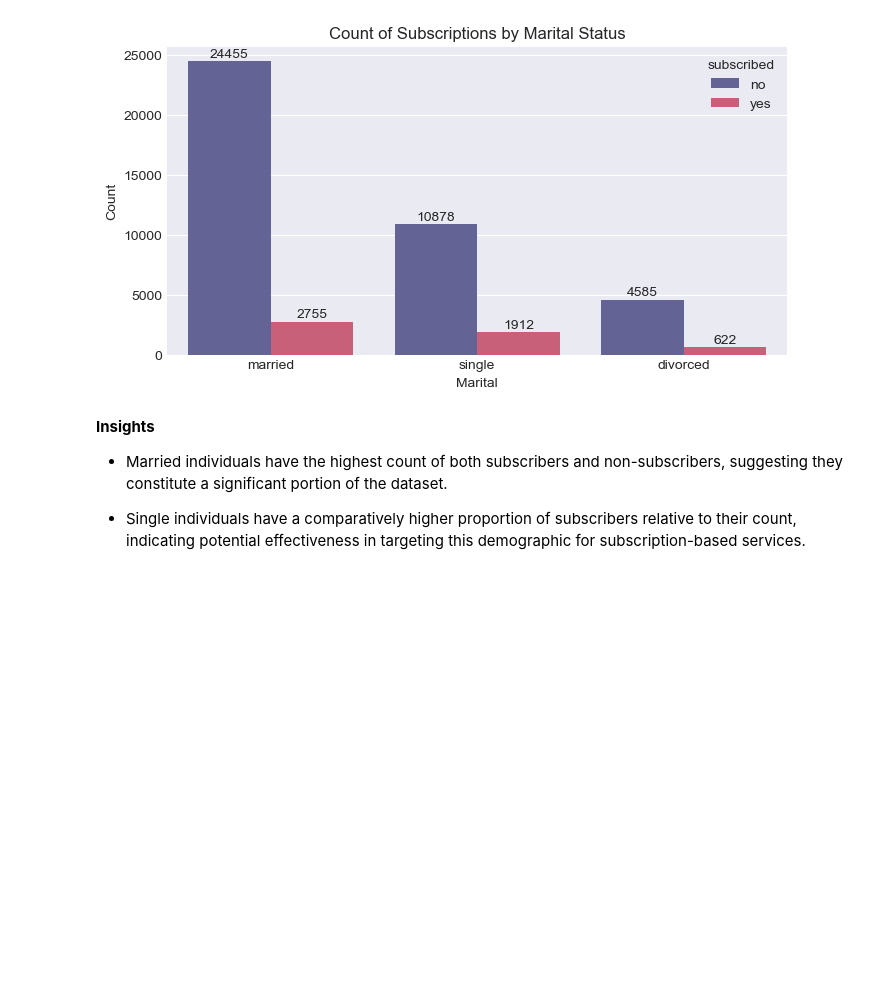
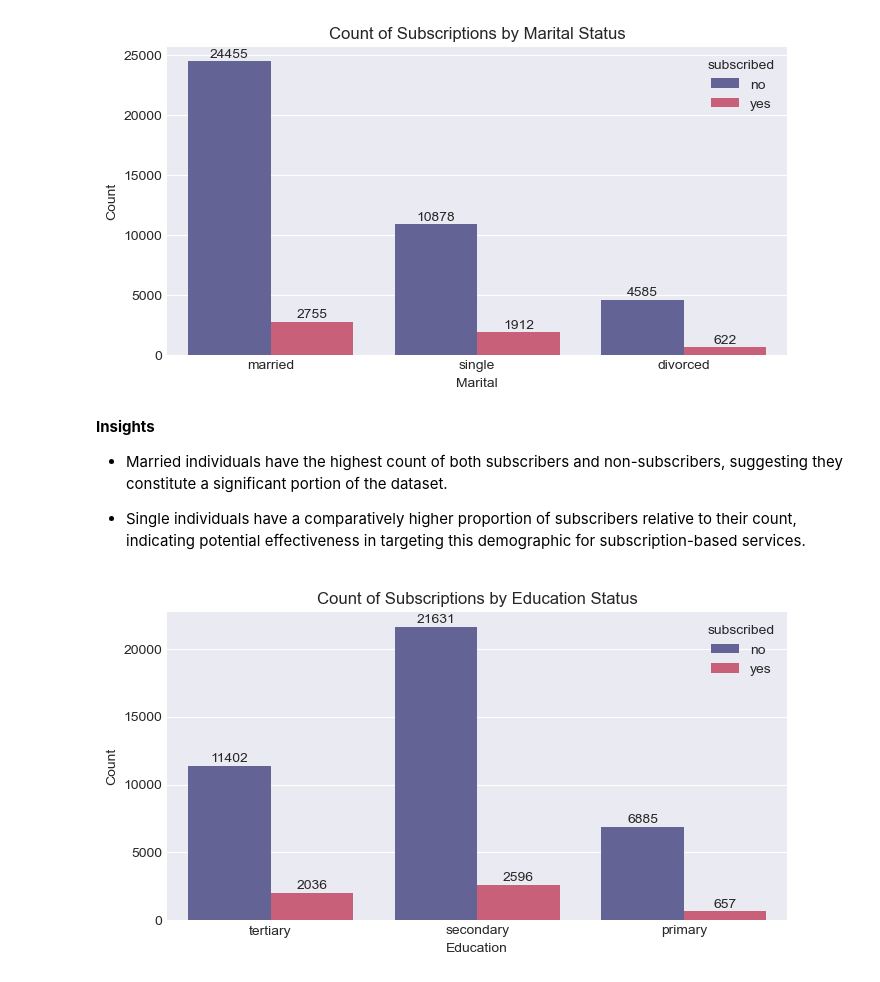
Before and after one commit to Maullin1996/python_data_cience, a Jupyter notebook: bank_Marketing.ipynb, the cells around one changed output. Drawn from its saved outputs; the diff is of its cells as text; code cells hidden in the pictures; blank space fills up the shorter version.

```diff
--- a/bank_Marketing.ipynb
+++ b/bank_Marketing.ipynb
@@ -903,3 +903,7 @@ __Insights__
 + Married individuals have the highest count of both subscribers and non-subscribers, suggesting they constitute a significant portion of the dataset.
 
 + Single individuals have a comparatively higher proportion of subscribers relative to their count, indicating potential effectiveness in targeting this demographic for subscription-based services.
+# %%
+plot_countplot_with_annotations(impute_data, 'education', 'subscribed')
+# %% [output]
+[figure, added]
```
Also changed, not shown: parts of 26 cells of this notebook.
